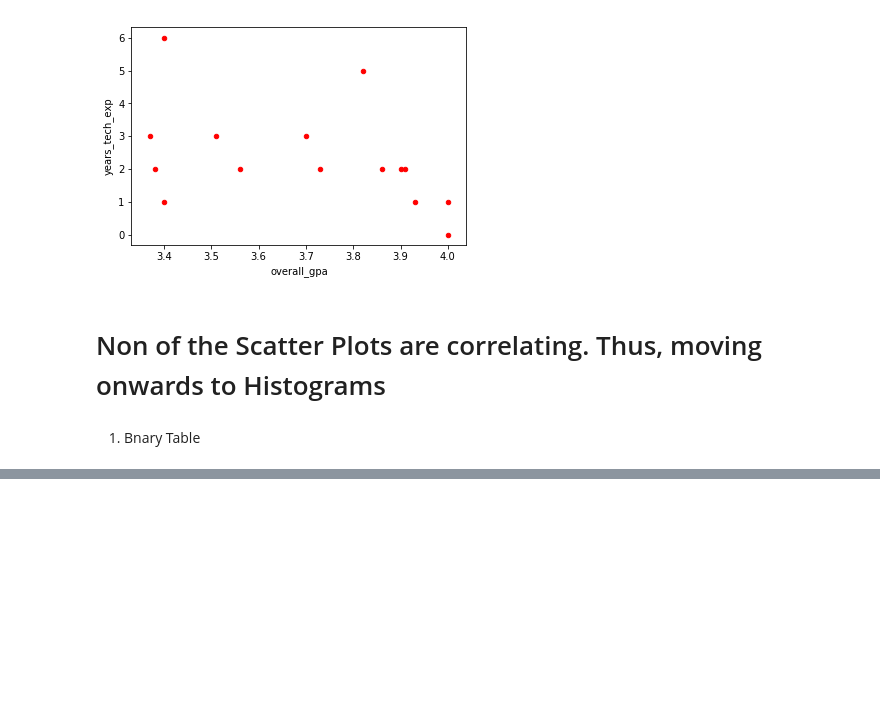
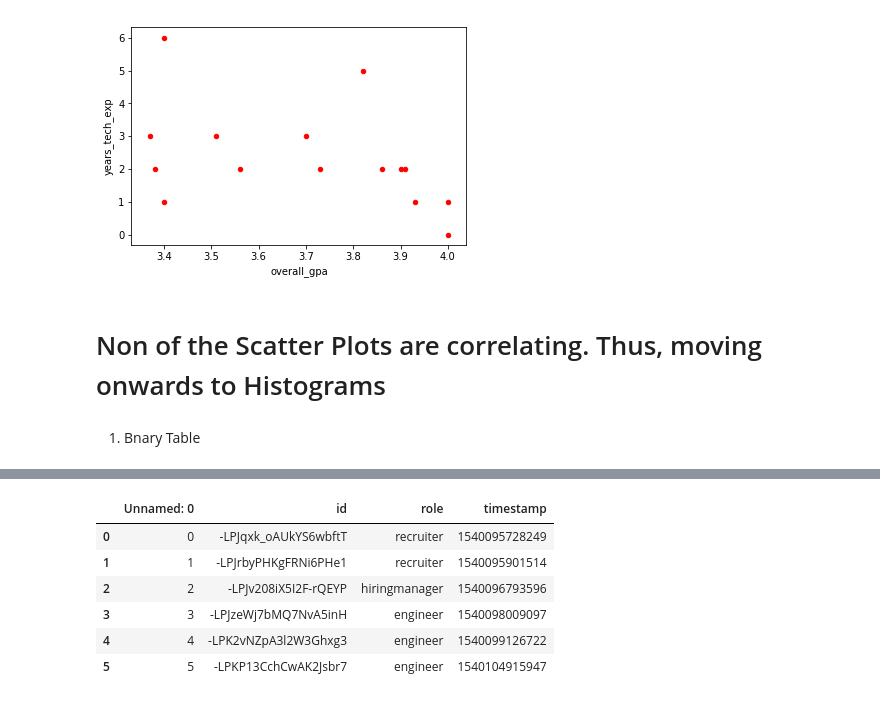
Before and after one commit to resumesai/resumesai.github.io, a Jupyter notebook: analysis/Feature_Analysis.ipynb, the cells around one changed output, grey strips where cells are left out. Drawn from its saved outputs; the diff is of its cells as text; code cells hidden in the pictures; blank space fills up the shorter version.

```diff
--- a/analysis/Feature_Analysis.ipynb
+++ b/analysis/Feature_Analysis.ipynb
@@ -83,0 +121,11 @@ a.to_csv("binary.csv")
+# %%
+rater = pd.read_csv("raters.csv")
+rater
+# %% [output]
+|  | Unnamed: 0 | id | role | timestamp |
+| 0 | 0 | -LPJqxk_oAUkYS6wbftT | recruiter | 1540095728249 |
+| 1 | 1 | -LPJrbyPHKgFRNi6PHe1 | recruiter | 1540095901514 |
+| 2 | 2 | -LPJv208iX5I2F-rQEYP | hiringmanager | 1540096793596 |
+| 3 | 3 | -LPJzeWj7bMQ7NvA5inH | engineer | 1540098009097 |
+| 4 | 4 | -LPK2vNZpA3l2W3Ghxg3 | engineer | 1540099126722 |
+| 5 | 5 | -LPKP13CchCwAK2Jsbr7 | engineer | 1540104915947 |
```
Also changed, not shown: parts of 5 cells of this notebook.
